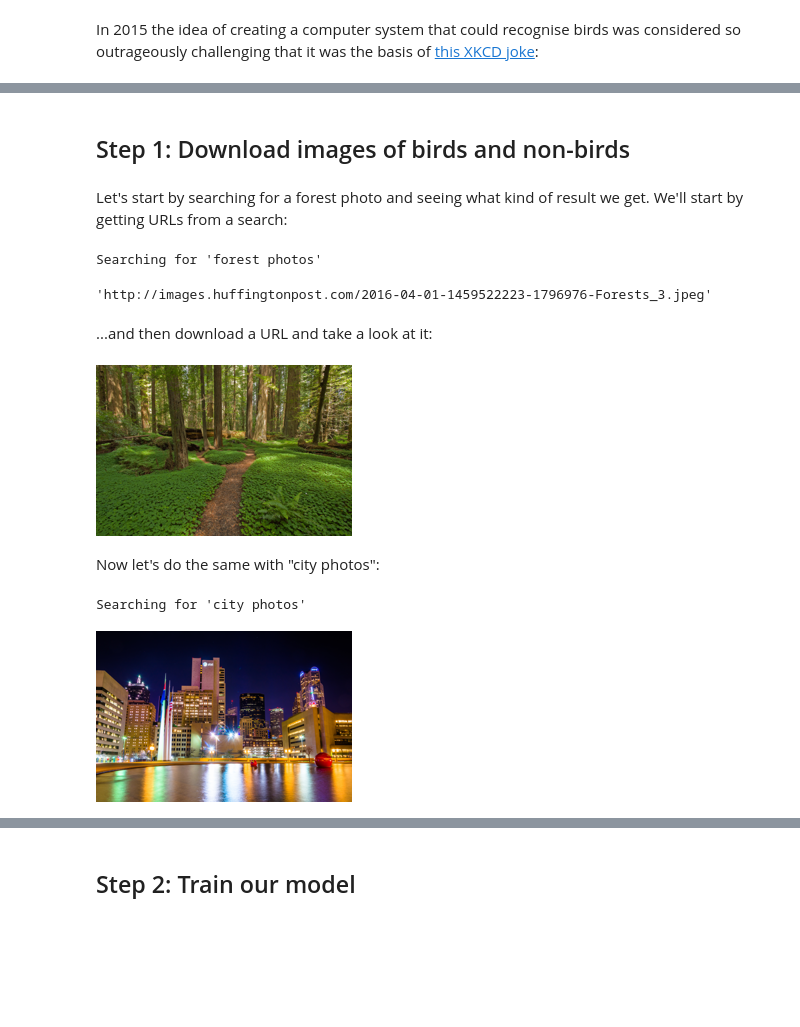
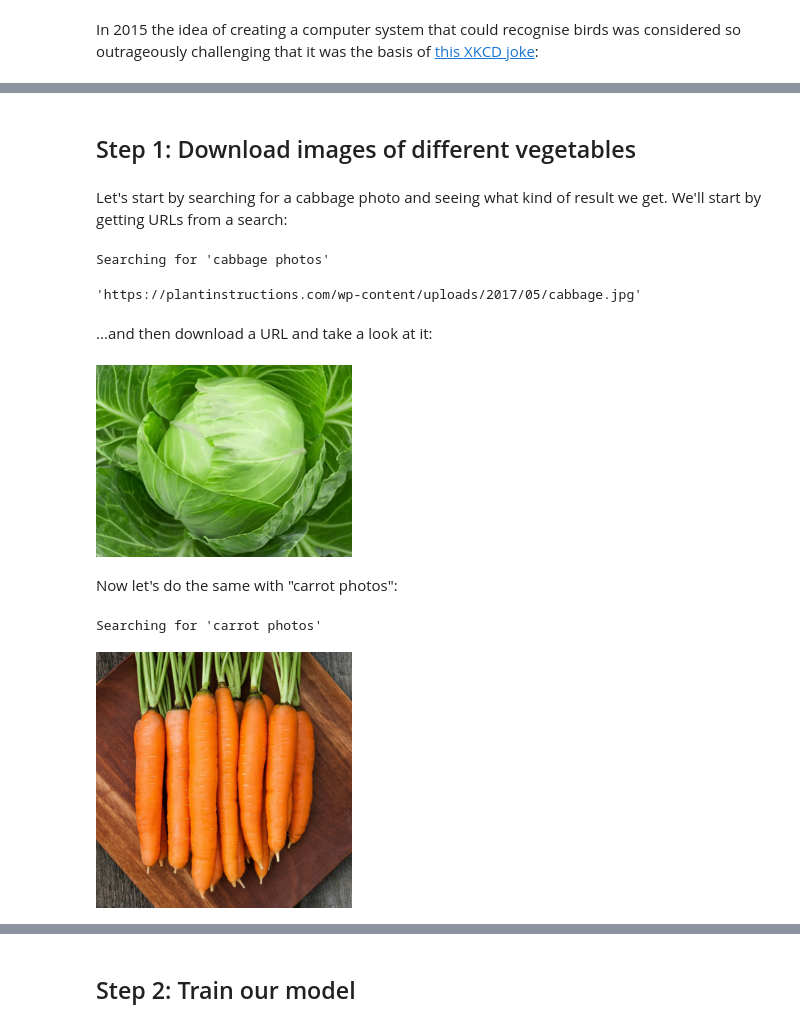
Before and after one commit to mwanginjuguna/deeplearning-with-fast-ai, a Jupyter notebook: take_2-is-it-a-city.ipynb, the cells around one changed output, grey strips where cells are left out. Cells and saved outputs as stored; diff of their text form; code cells hidden in the pictures; blank space fills up the shorter version.

Commit message:
Kaggle Notebook | What veggie? Use resnet-18 to classify photos of various images | Version 3

```diff
--- a/take_2-is-it-a-city.ipynb
+++ b/take_2-is-it-a-city.ipynb
@@ -51,7 +34,7 @@ The basic steps we'll take are:
 1. Fine-tune a pretrained neural network to recognise these two groups
 1. Try running this model on a picture of a forest and see if it works.
 # %% [markdown]
-## Step 1: Download images of birds and non-birds
+## Step 1: Download images of different vegetables
 # %%
 from duckduckgo_search import ddg_images
 from fastcore.all import *
@@ -60,32 +43,32 @@ def search_images(term, max_images=30):
     print(f"Searching for '{term}'")
     return L(ddg_images(term, max_results=max_images)).itemgot('image')
 # %% [markdown]
-Let's start by searching for a forest photo and seeing what kind of result we get. We'll start by getting URLs from a search:
+Let's start by searching for a cabbage photo and seeing what kind of result we get. We'll start by getting URLs from a search:
 # %%
 #NB: `search_images` depends on duckduckgo.com, which doesn't always return correct responses.
 #    If you get a JSON error, just try running it again (it may take a couple of tries).
-urls = search_images('forest photos', max_images=1)
+urls = search_images('cabbage photos', max_images=2)
 urls[0]
 # %% [output]
-Searching for 'forest photos'
+Searching for 'cabbage photos'
-'http://images.huffingtonpost.com/2016-04-01-1459522223-1796976-Forests_3.jpeg'
+'https://plantinstructions.com/wp-content/uploads/2017/05/cabbage.jpg'
 # %% [markdown]
 ...and then download a URL and take a look at it:
 # %%
 from fastdownload import download_url
-dest = 'forest.jpg'
-download_url(urls[0], dest, show_progress=False)
+destination = 'cabbage.jpg'
+download_url(urls[0], destination, show_progress=False)
 
 from fastai.vision.all import *
-im = Image.open(dest)
+im = Image.open(destination)
 im.to_thumb(256,256)
 # %% [output]
-[figure, old version]
+[figure, new version]
 # %% [markdown]
-Now let's do the same with "city photos":
+Now let's do the same with "carrot photos":
 # %%
-download_url(search_images('city photos', max_images=1)[0], 'city.jpg', show_progress=False)
-Image.open('city.jpg').to_thumb(256,256)
+download_url(search_images('carrot photos', max_images=2)[1], 'carrot.jpg', show_progress=False)
+Image.open('carrot.jpg').to_thumb(256,256)
 # %% [output]
-Searching for 'city photos'
+Searching for 'carrot photos'
-[figure, old version]
+[figure, new version]
```
Also changed, not shown: parts of 13 cells of this notebook.
